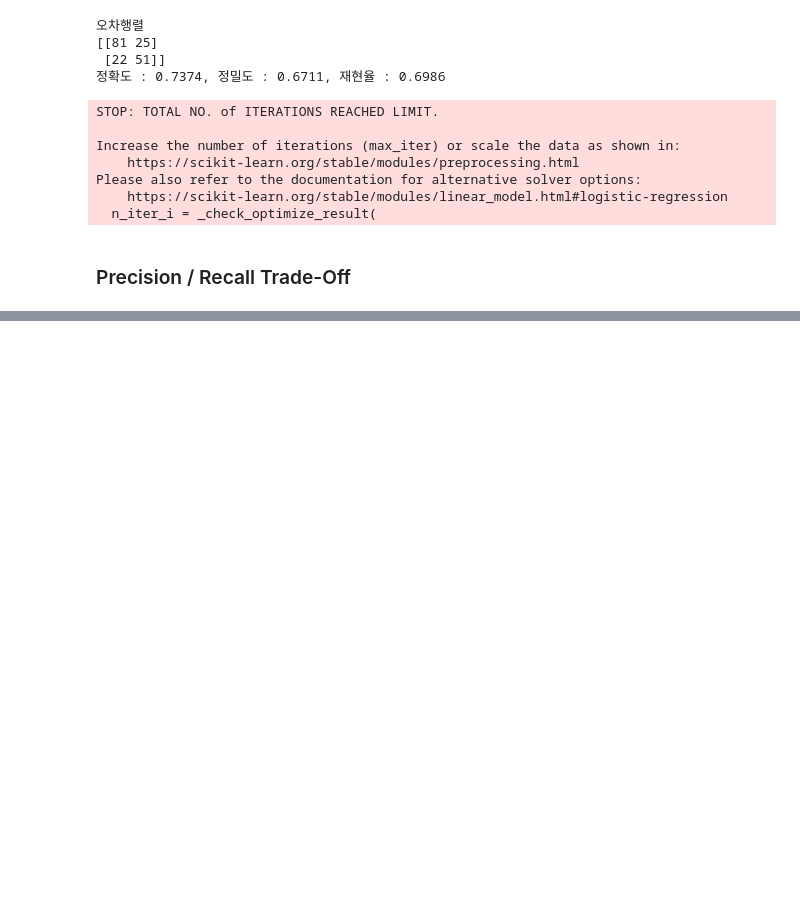
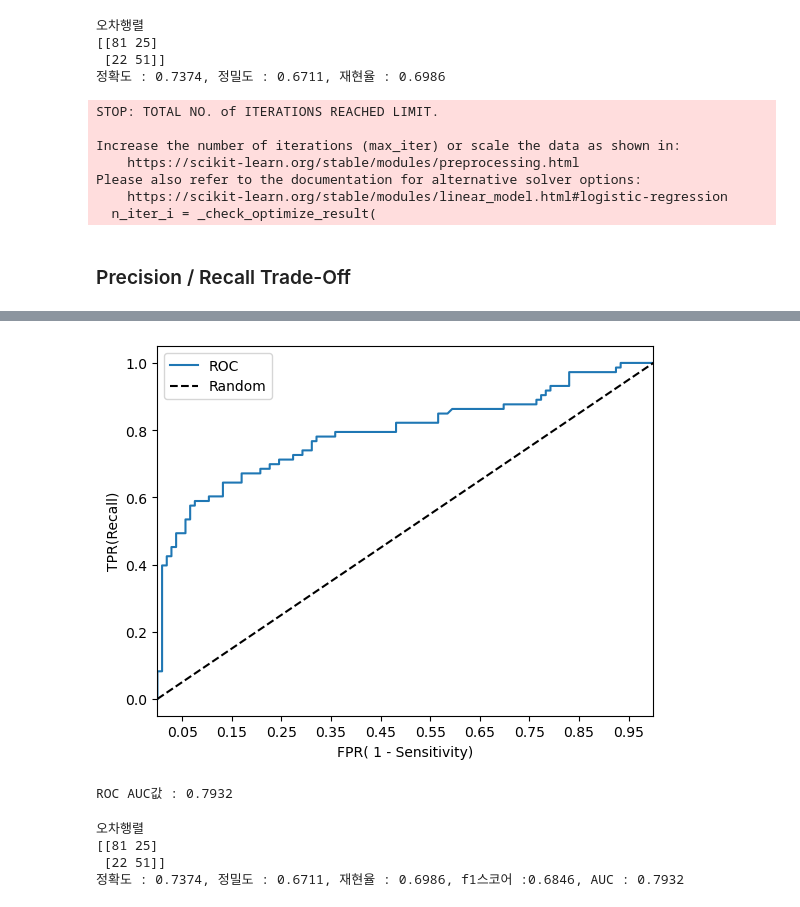
Before and after one commit to Kkaemii/SeSac_Practice, a Jupyter notebook: machine_learning_prac/accuracy_confusion.ipynb, the cells around one changed output, grey strips where cells are left out. Drawn from its saved outputs; the diff is of its cells as text; code cells hidden in the pictures; blank space fills up the shorter version.

```diff
--- a/machine_learning_prac/accuracy_confusion.ipynb
+++ b/machine_learning_prac/accuracy_confusion.ipynb
@@ -207,0 +412,22 @@ Please also refer to the documentation for alternative solver options:
+# %%
+from sklearn.metrics import roc_curve
+
+#roc_curve는 FPR (거짓,참 비율), TPR(참,참 비율)을 반환
+
+
+
+#레이블 값이 1일때 예측 확률 추측
+pred_proba_class_1 = lr_clf.predict_proba(X_test)[:,1]
+
+fprs, tprs, thresholds = roc_curve(y_test, pred_proba_class_1)
+
+#반환된 입계값 배형에서 샘플로 데이터를 추출, 임계값 스텝을 5로 설정
+#threshold[0]은 max(예측확률)+1로 임의 설정됨. 이를 위해서 np.arange는 1부터 시작
+
+thr_index = np.arange(1, thresholds.shape[0], 5)
+print('샘플 추출을 위한 임계값 배열의 index', thr_index)
+print('샘플 index로 추출한 임계값 : ', np.round(thresholds[thr_index],2))
+
+#5 step 단위로 추출된 임계값에 따른 ftp, tpr값
+print('샘플 입계값 별 FPR : ', np.round(fprs[thr_index],3))
+print('샘플 입계값 별 TPR : ', np.round(tprs[thr_index],3))
@@ -207,0 +441,52 @@ Please also refer to the documentation for alternative solver options:
+# %%
+def roc_curve_plot(y_test, pred_proba_c1):
+  #임계값에 따른 FPR, TPR값을 반환받음.
+  fprs, tprs, thresholds = roc_curve(y_test, pred_proba_c1)
+
+  #ROC Curve를 plot곡선으로 그림
+  plt.plot(fprs, tprs, label='ROC')
+  #가운데 대각선 직선을 그림.
+  plt.plot([0,1], [0,1], 'k--', label='Random')
+
+  #FPR X축의 스케일을 0.1단위로 변경, X,Y축 명 설정등
+  start, end = plt.xlim()
+  plt.xticks(np.round(np.arange(start, end, 0.1),2))
+  plt.xlim(0,1)
+  plt.xlabel('FPR( 1 - Sensitivity)')
+  plt.ylabel('TPR(Recall)')
+  plt.legend()
+  plt.show()
+
+roc_curve_plot(y_test, lr_clf.predict_proba(X_test)[:,1])
+# %% [output]
+[figure, added]
+# %%
+from sklearn.metrics import roc_auc_score
+
+pred_proba = lr_clf.predict_proba(X_test)[:, 1]
+roc_score = roc_auc_score(y_test, pred_proba)
+print(f'ROC AUC값 : {roc_score:.4f}')
+# %% [output]
+ROC AUC값 : 0.7932
+# %%
+def get_clf_eval(y_test, pred=None, pred_proba=None):
+  confusion = confusion_matrix(y_test, pred)
+  accuracy = accuracy_score(y_test, pred)
+  precision = precision_score(y_test, pred)
+  recall = recall_score(y_test, pred)
+  f1 = f1_score(y_test, pred)
+
+  #ROC_AUC 추가
+  roc_auc = roc_auc_score(y_test, pred_proba)
+
+  print('오차행렬')
+  print(confusion)
+  print(f'정확도 : {accuracy:.4f}, 정밀도 : {precision:.4f}, 재현율 : {recall:.4f}, f1스코어 :{f1:.4f}, AUC : {roc_auc:.4f}')
+
+
+get_clf_eval(y_test, pred, pred_proba[:, 1].reshape(-1, 1))
+# %% [output]
+오차행렬
+[[81 25]
+ [22 51]]
+정확도 : 0.7374, 정밀도 : 0.6711, 재현율 : 0.6986, f1스코어 :0.6846, AUC : 0.7932
```
Also changed, not shown: parts of 18 cells of this notebook, 6 other files.
